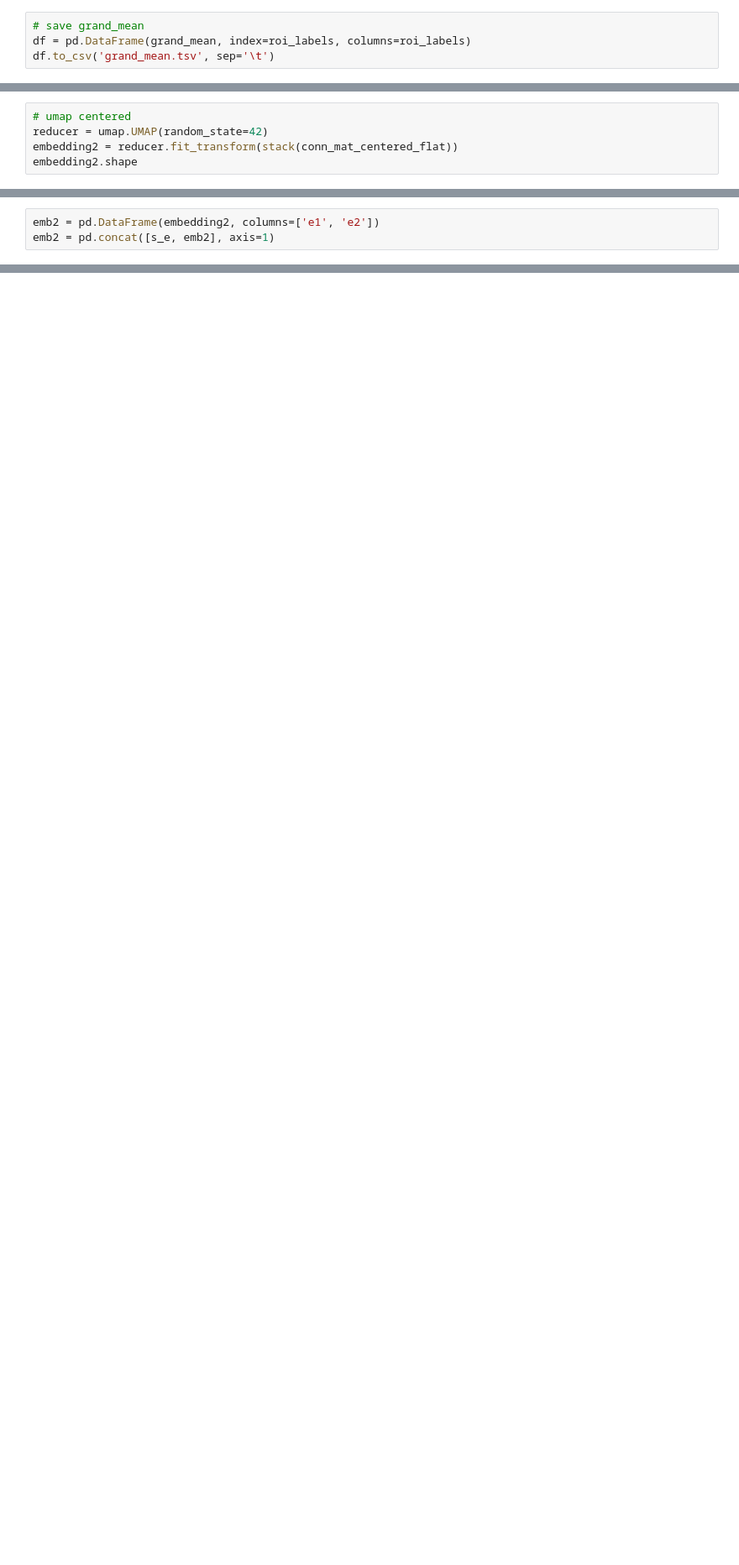
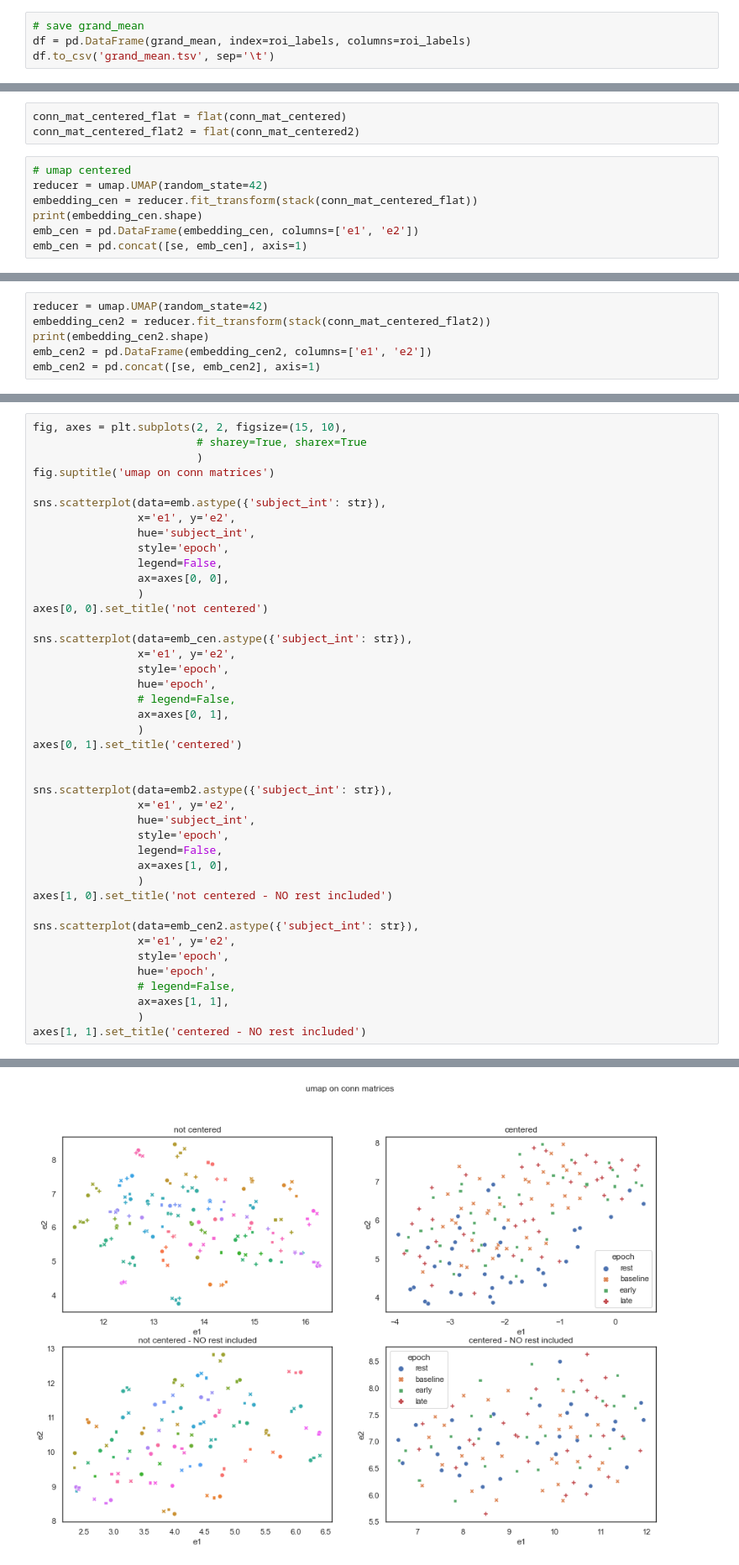
Before and after one commit to qniksefat/gradecc, a Jupyter notebook: notebooks/umap.ipynb, the cells around one changed output, grey strips where cells are left out. Shown: that part at 84% size. Drawn from its saved outputs; the diff is of its cells as text; blank space fills up the shorter version.

Commit message:
no rest included while centering mat

```diff
--- a/notebooks/umap.ipynb
+++ b/notebooks/umap.ipynb
@@ -255,5 +274,10 @@ for s in tqdm(SUBJECTS_INT):
+# %%
+conn_mat_centered_flat = flat(conn_mat_centered)
+conn_mat_centered_flat2 = flat(conn_mat_centered2)
 # %%
 # umap centered
 reducer = umap.UMAP(random_state=42)
-embedding2 = reducer.fit_transform(stack(conn_mat_centered_flat))
-embedding2.shape
+embedding_cen = reducer.fit_transform(stack(conn_mat_centered_flat))
+print(embedding_cen.shape)
+emb_cen = pd.DataFrame(embedding_cen, columns=['e1', 'e2'])
+emb_cen = pd.concat([se, emb_cen], axis=1)
@@ -262,3 +283,0 @@ embedding2.shape
-# %%
-emb2 = pd.DataFrame(embedding2, columns=['e1', 'e2'])
-emb2 = pd.concat([s_e, emb2], axis=1)
@@ -308,0 +284,6 @@ dump_pkl(grand_mean, 'grand_mean')
+# %%
+reducer = umap.UMAP(random_state=42)
+embedding_cen2 = reducer.fit_transform(stack(conn_mat_centered_flat2))
+print(embedding_cen2.shape)
+emb_cen2 = pd.DataFrame(embedding_cen2, columns=['e1', 'e2'])
+emb_cen2 = pd.concat([se, emb_cen2], axis=1)
@@ -308,0 +296,43 @@ dump_pkl(grand_mean, 'grand_mean')
+# %%
+fig, axes = plt.subplots(2, 2, figsize=(15, 10),
+                         # sharey=True, sharex=True
+                         )
+fig.suptitle('umap on conn matrices')
+
+sns.scatterplot(data=emb.astype({'subject_int': str}),
+                x='e1', y='e2',
+                hue='subject_int',
+                style='epoch',
+                legend=False,
+                ax=axes[0, 0],
+                )
+axes[0, 0].set_title('not centered')
+
+sns.scatterplot(data=emb_cen.astype({'subject_int': str}),
+                x='e1', y='e2',
+                style='epoch',
+                hue='epoch',
+                # legend=False,
+                ax=axes[0, 1],
+                )
+axes[0, 1].set_title('centered')
+
+
+sns.scatterplot(data=emb2.astype({'subject_int': str}),
+                x='e1', y='e2',
+                hue='subject_int',
+                style='epoch',
+                legend=False,
+                ax=axes[1, 0],
+                )
+axes[1, 0].set_title('not centered - NO rest included')
+
+sns.scatterplot(data=emb_cen2.astype({'subject_int': str}),
+                x='e1', y='e2',
+                style='epoch',
+                hue='epoch',
+                # legend=False,
+                ax=axes[1, 1],
+                )
+axes[1, 1].set_title('centered - NO rest included')
+# %% [output]
@@ -308,0 +340 @@ dump_pkl(grand_mean, 'grand_mean')
+[figure, added]
```
Also changed, not shown: parts of 62 cells of this notebook.
